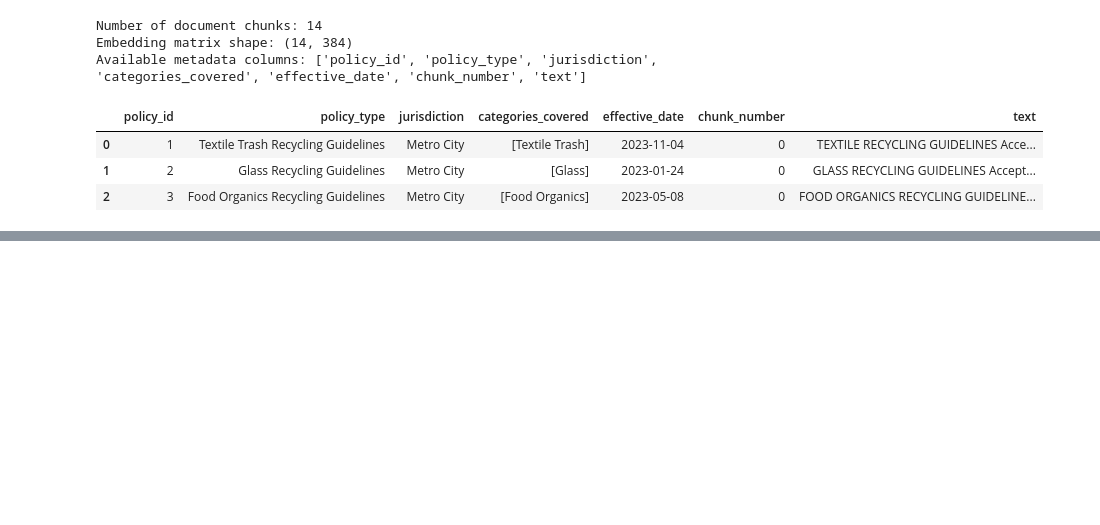
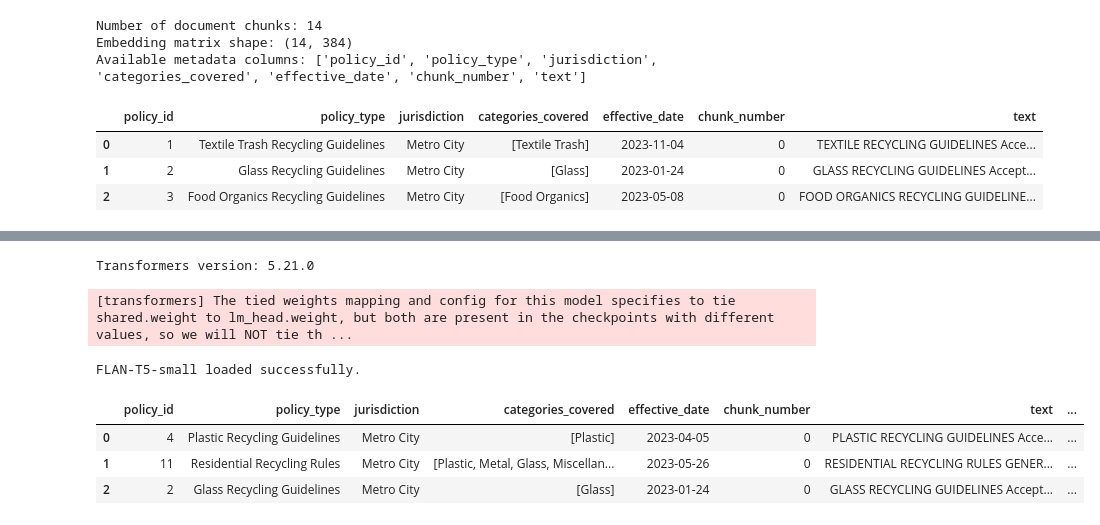
Before and after one commit to ngunjirikevin/ecosort-waste-management, a Jupyter notebook: waste_management.ipynb, the cells around one changed output, grey strips where cells are left out. Saved outputs shown, nothing was run; the diff lists cells and outputs as text; code cells hidden in the pictures; blank space fills up the shorter version.

```diff
--- a/waste_management.ipynb
+++ b/waste_management.ipynb
@@ -1827,0 +1840,74 @@ Available metadata columns: ['policy_id', 'policy_type', 'jurisdiction', 'catego
+# %%
+import transformers
+
+print("Transformers version:", transformers.__version__)
+# %% [output]
+Transformers version: 5.21.0
+# %%
+from transformers import AutoTokenizer, AutoModelForSeq2SeqLM
+
+# Load the tokenizer and pretrained FLAN-T5-small model
+model_name = "google/flan-t5-small"
+
+tokenizer = AutoTokenizer.from_pretrained(model_name)
+generator_model = AutoModelForSeq2SeqLM.from_pretrained(model_name)
+
+print("FLAN-T5-small loaded successfully.")
+# %% [output]
+[transformers] The tied weights mapping and config for this model specifies to tie shared.weight to lm_head.weight, but both are present in the checkpoints with different values, so we will NOT tie th ...
+FLAN-T5-small loaded successfully.
+# %%
+# Find the most relevant policy passages for a query.
+# Reuse the embedding model from Part 1 where possible.
+
+
+if "embedding_model" not in globals():
+    from sentence_transformers import SentenceTransformer
+    embedding_model = SentenceTransformer("all-MiniLM-L6-v2")
+
+
+def retrieve_policy_documents(query, top_k=3):
+    """
+    Retrieve the most relevant policy chunks using cosine similarity.
+
+    Args:
+        query (str): Waste category or disposal question.
+        top_k (int): Maximum number of chunks to retrieve.
+
+    Returns:
+        DataFrame: Relevant policy chunks ranked by similarity.
+    """
+    if not isinstance(query, str) or not query.strip():
+        raise ValueError("Please provide a non-empty query.")
+
+    # Embed the query using the same model used for policy documents
+    query_embedding = embedding_model.encode(
+        [query],
+        normalize_embeddings=True
+    )
+
+    # Calculate cosine similarity against all document embeddings
+    similarities = np.asarray(document_embeddings) @ query_embedding[0]
+
+    # Select the top matching policy chunks
+    top_indices = np.argsort(similarities)[::-1][:min(top_k, len(chunks_df))]
+
+    # Return the passages with their similarity scores
+    results = chunks_df.iloc[top_indices].copy()
+    results["similarity"] = similarities[top_indices]
+
+    return results.reset_index(drop=True)
+
+
+# Test retrieval before generating instructions
+retrieved_docs = retrieve_policy_documents(
+    "How should residents dispose of plastic bottles?",
+    top_k=3
+)
+
+show_table(retrieved_docs)
+# %% [output]
+|  | policy_id | policy_type | jurisdiction | categories_covered | effective_date | chunk_number | text | ... |
+| 0 | 4 | Plastic Recycling Guidelines | Metro City | [Plastic] | 2023-04-05 | 0 | PLASTIC RECYCLING GUIDELINES Acce... | ... |
+| 1 | 11 | Residential Recycling Rules | Metro City | [Plastic, Metal, Glass, Miscellan... | 2023-05-26 | 0 | RESIDENTIAL RECYCLING RULES GENER... | ... |
+| 2 | 2 | Glass Recycling Guidelines | Metro City | [Glass] | 2023-01-24 | 0 | GLASS RECYCLING GUIDELINES Accept... | ... |
```
Also changed, not shown: parts of 2 cells of this notebook.
